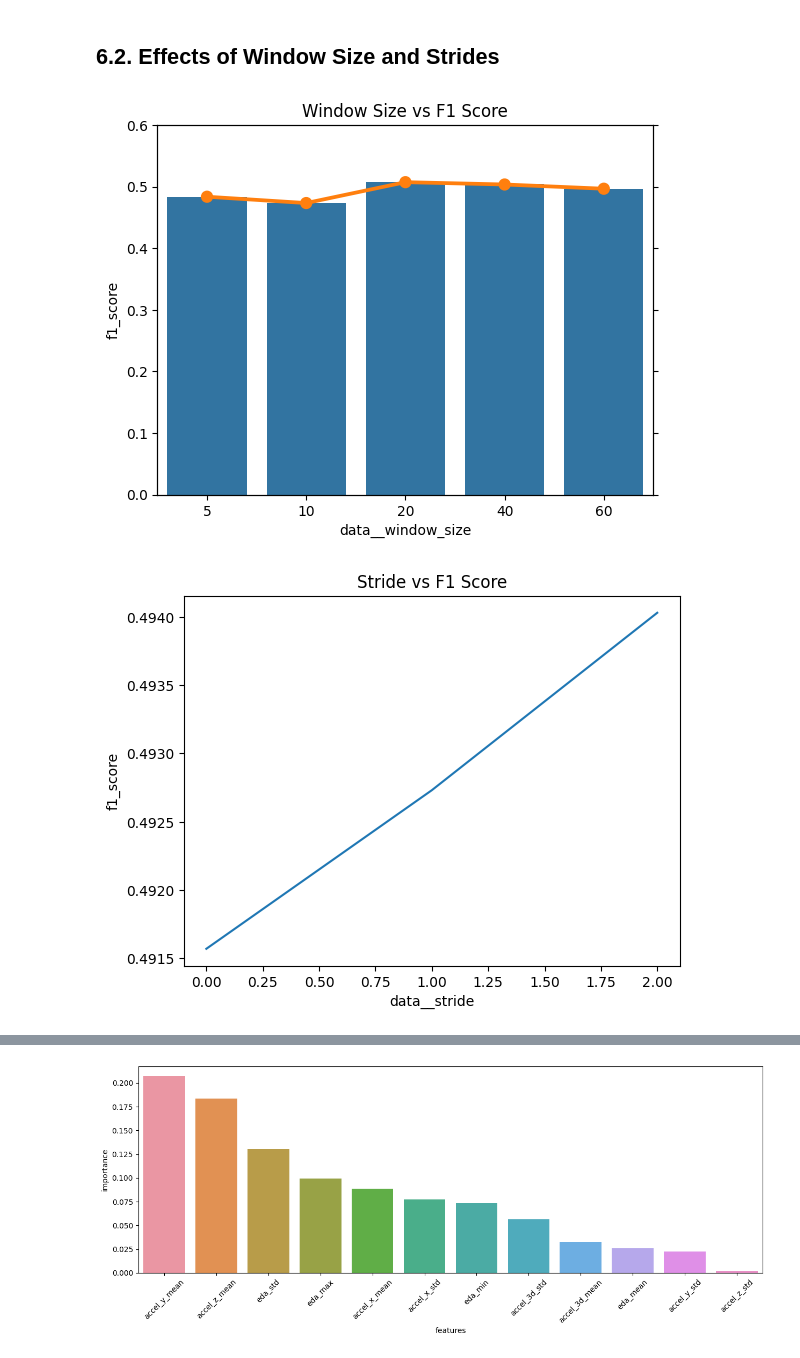
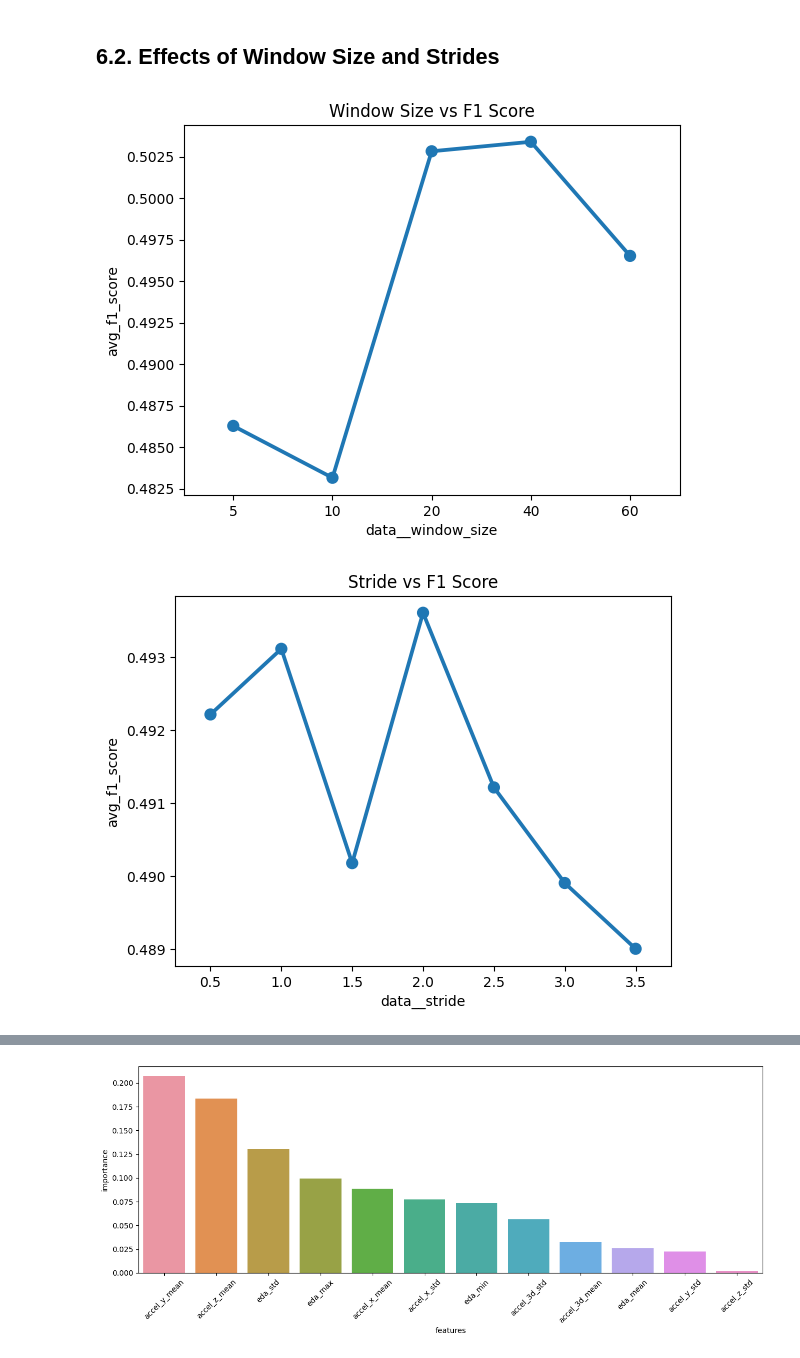
Before and after one commit to Socret360/ce888-data-science-and-decision-making, a Jupyter notebook: project/experiment.ipynb, the cells around one changed output, grey strips where cells are left out. Saved outputs shown, nothing was run; the diff lists cells and outputs as text; code cells hidden in the pictures.

Commit message:
added analysis of cv results

```diff
--- a/project/experiment.ipynb
+++ b/project/experiment.ipynb
@@ -535,0 +609,13 @@ avg_results = results.groupby(list(param_grid.keys()), as_index=False, dropna=Fa
+# %%
+avg = results.groupby(['split_val', 'data__features'], as_index=False, dropna=False).mean()
+std = results.groupby(['split_val', 'data__features'], as_index=False, dropna=False).std()
+
+evaluation_columns = ["accuracy", "recall_score", "precision_score", "f1_score", "tn", "fp", "fn", "tp"]
+
+final_results = pd.concat([
+    avg.drop(evaluation_columns, axis=1),
+    avg[evaluation_columns].add_prefix('avg_'),
+    std[evaluation_columns].add_prefix('std_')
+], axis=1)
+
+final_results
@@ -536,37 +636,23 @@ avg_results = results.groupby(list(param_grid.keys()), as_index=False, dropna=Fa
 # %% [markdown]
 ## 6.2. Effects of Window Size and Strides
 # %%
-temp = avg_results[['data__window_size', 'f1_score']]\
+temp = final_results[['data__window_size', 'avg_f1_score']]\
         .groupby(['data__window_size'], as_index=False, dropna=False)\
         .mean()
 
 temp['data__window_size'] = temp['data__window_size'].astype(int).astype(str)
 
-fig, ax1 = plt.subplots()
-ax2 = ax1.twinx() # secondary y-axis
-
-colours = sns.color_palette()
-
-sns.barplot(data=temp, x='data__window_size', y='f1_score', color=colours[0], ax=ax1)
-ax1.set_ylim(0, 0.6)
-
-sns.pointplot(data=temp, x='data__window_size', y='f1_score', color=colours[1], ax=ax2)
-ax2.set_ylim(0, 0.6)
-ax2.set(yticklabels=[], ylabel=None)
-ax2.tick_params(labelleft=False)
+sns.pointplot(data=temp, x='data__window_size', y='avg_f1_score')
 _ = plt.title("Window Size vs F1 Score")
 # %% [output]
-[figure, old version]
+[figure, new version]
 # %%
-temp = avg_results[['data__stride', 'f1_score']]\
+temp = final_results[['data__stride', 'avg_f1_score']]\
         .groupby(['data__stride'], as_index=False, dropna=False)\
         .mean()
-temp['data__stride'] = temp['data__stride'].astype(int)
 
-colours = sns.color_palette()
-
-sns.lineplot(data=temp, x='data__stride', y='f1_score', color=colours[0])
+sns.pointplot(data=temp, x='data__stride', y='avg_f1_score')
 
 _ = plt.title("Stride vs F1 Score")
 # %% [output]
-[figure, old version]
+[figure, new version]
```
Also changed, not shown: parts of 20 cells of this notebook.
